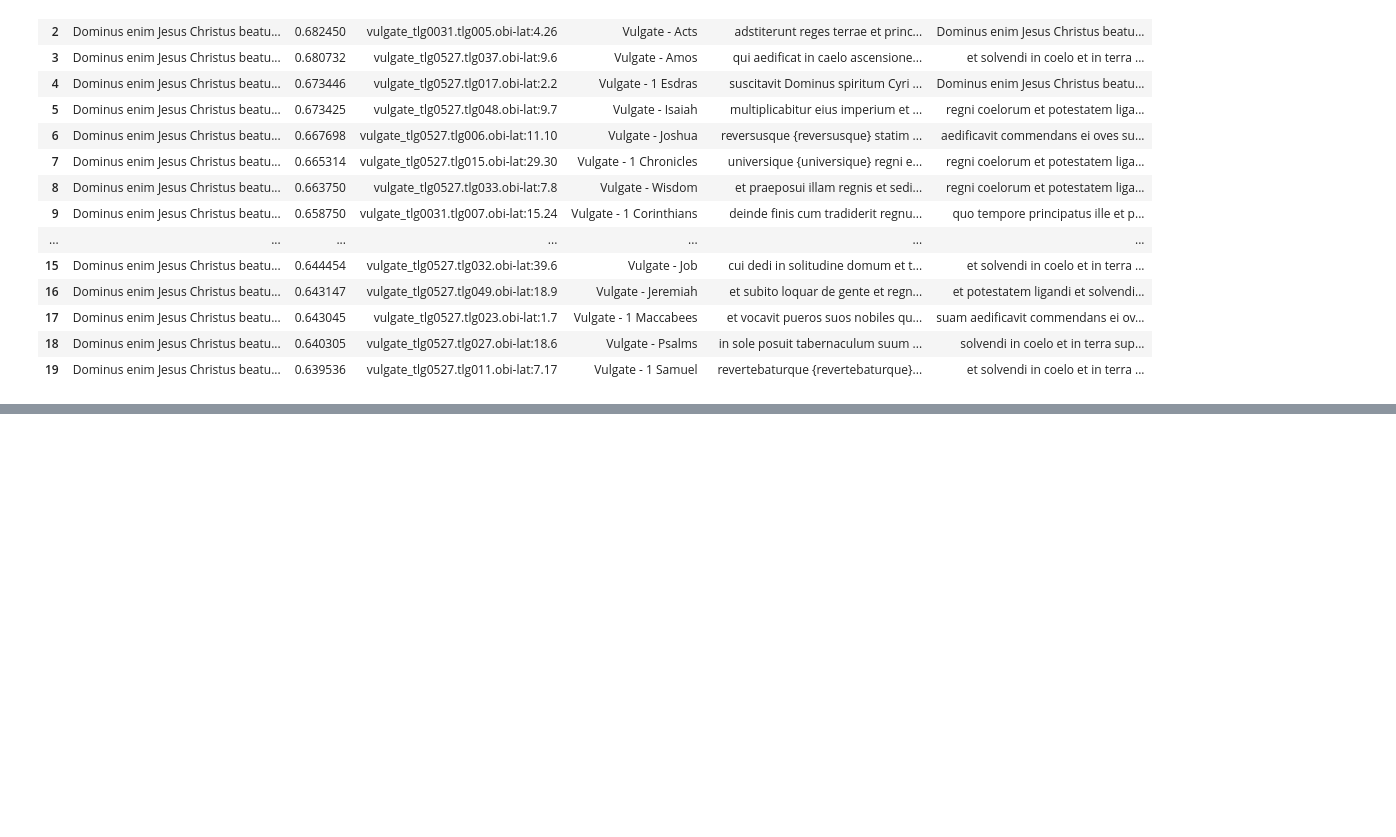
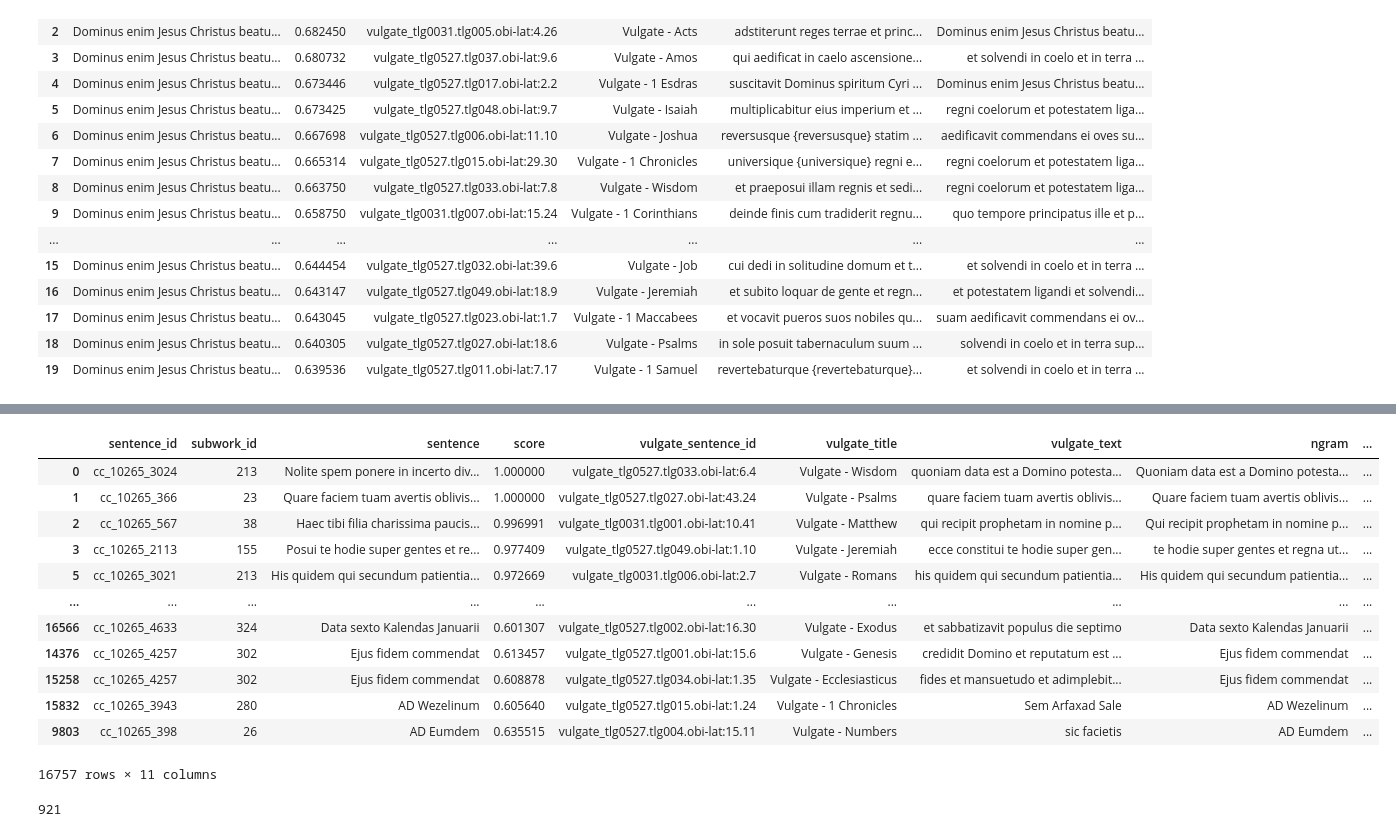
Before and after one commit to CCS-ZCU/latin-textreuse, a Jupyter notebook: scripts/labse-vulgate-investiture_explorations.ipynb, the cells around one changed output, grey strips where cells are left out. Saved outputs shown, nothing was run; the diff lists cells and outputs as text; code cells hidden in the pictures; blank space fills up the shorter version.

```diff
--- a/scripts/labse-vulgate-investiture_explorations.ipynb
+++ b/scripts/labse-vulgate-investiture_explorations.ipynb
@@ -488,0 +621,20 @@ et ego dico tibi quia tu es Petrus et super hanc petram aedificabo ecclesiam mea
+# %%
+merged_df.sort_values("combined_score", ascending=False)
+# %% [output]
+|  | sentence_id | subwork_id | sentence | score | vulgate_sentence_id | vulgate_title | vulgate_text | ngram | ... |
+| 0 | cc_10265_3024 | 213 | Nolite spem ponere in incerto div... | 1.000000 | vulgate_tlg0527.tlg033.obi-lat:6.4 | Vulgate - Wisdom | quoniam data est a Domino potesta... | Quoniam data est a Domino potesta... | ... |
+| 1 | cc_10265_366 | 23 | Quare faciem tuam avertis oblivis... | 1.000000 | vulgate_tlg0527.tlg027.obi-lat:43.24 | Vulgate - Psalms | quare faciem tuam avertis oblivis... | Quare faciem tuam avertis oblivis... | ... |
+| 2 | cc_10265_567 | 38 | Haec tibi filia charissima paucis... | 0.996991 | vulgate_tlg0031.tlg001.obi-lat:10.41 | Vulgate - Matthew | qui recipit prophetam in nomine p... | Qui recipit prophetam in nomine p... | ... |
+| 3 | cc_10265_2113 | 155 | Posui te hodie super gentes et re... | 0.977409 | vulgate_tlg0527.tlg049.obi-lat:1.10 | Vulgate - Jeremiah | ecce constitui te hodie super gen... | te hodie super gentes et regna ut... | ... |
+| 5 | cc_10265_3021 | 213 | His quidem qui secundum patientia... | 0.972669 | vulgate_tlg0031.tlg006.obi-lat:2.7 | Vulgate - Romans | his quidem qui secundum patientia... | His quidem qui secundum patientia... | ... |
+| ... | ... | ... | ... | ... | ... | ... | ... | ... | ... |
+| 16566 | cc_10265_4633 | 324 | Data sexto Kalendas Januarii | 0.601307 | vulgate_tlg0527.tlg002.obi-lat:16.30 | Vulgate - Exodus | et sabbatizavit populus die septimo | Data sexto Kalendas Januarii | ... |
+| 14376 | cc_10265_4257 | 302 | Ejus fidem commendat | 0.613457 | vulgate_tlg0527.tlg001.obi-lat:15.6 | Vulgate - Genesis | credidit Domino et reputatum est ... | Ejus fidem commendat | ... |
+| 15258 | cc_10265_4257 | 302 | Ejus fidem commendat | 0.608878 | vulgate_tlg0527.tlg034.obi-lat:1.35 | Vulgate - Ecclesiasticus | fides et mansuetudo et adimplebit... | Ejus fidem commendat | ... |
+| 15832 | cc_10265_3943 | 280 | AD Wezelinum | 0.605640 | vulgate_tlg0527.tlg015.obi-lat:1.24 | Vulgate - 1 Chronicles | Sem Arfaxad Sale | AD Wezelinum | ... |
+| 9803 | cc_10265_398 | 26 | AD Eumdem | 0.635515 | vulgate_tlg0527.tlg004.obi-lat:15.11 | Vulgate - Numbers | sic facietis | AD Eumdem | ... |
+16757 rows × 11 columns
+# %%
+sum(merged_df["combined_score"]>0.48)
+# %% [output]
+921
```
Also changed, not shown: parts of 31 cells of this notebook, 4 other files.
